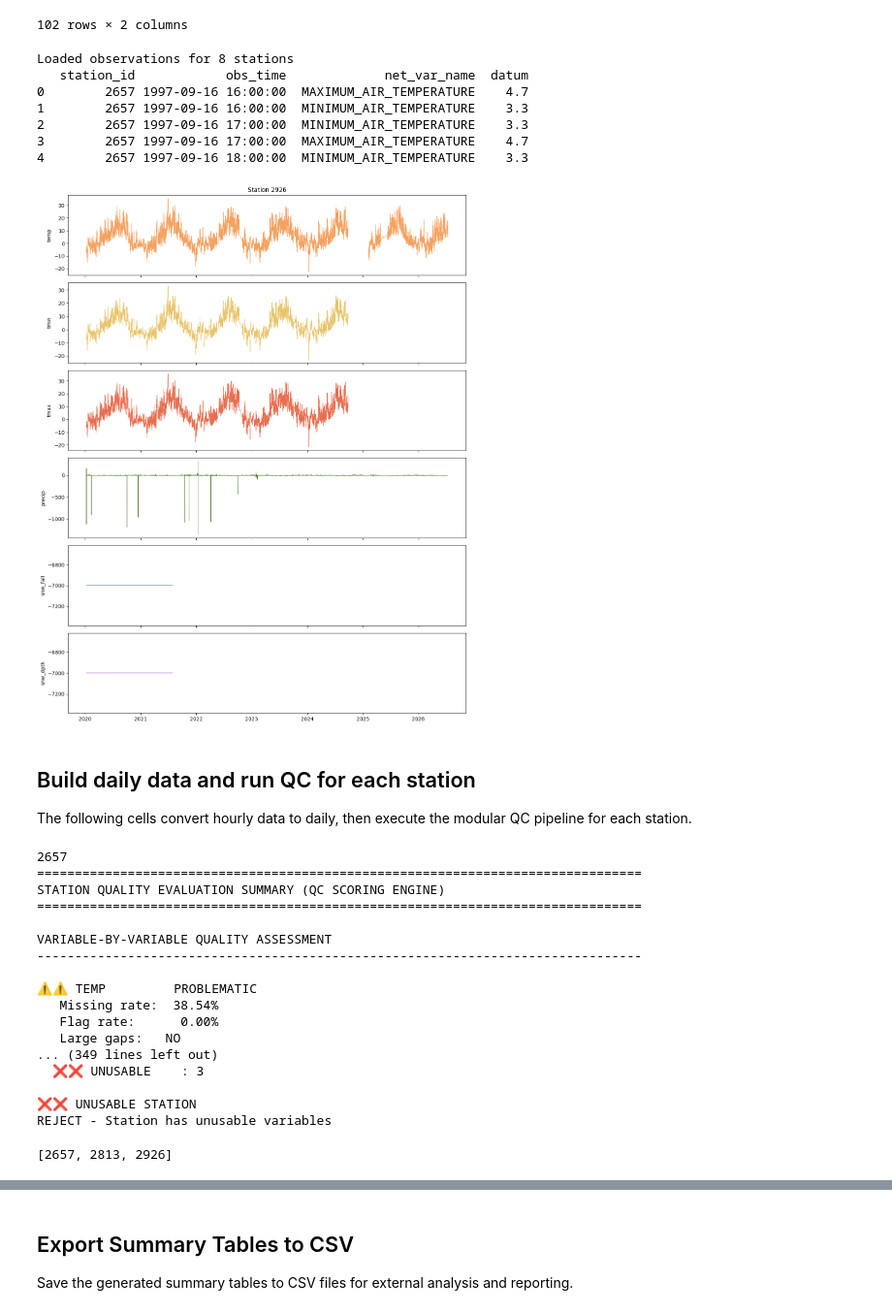
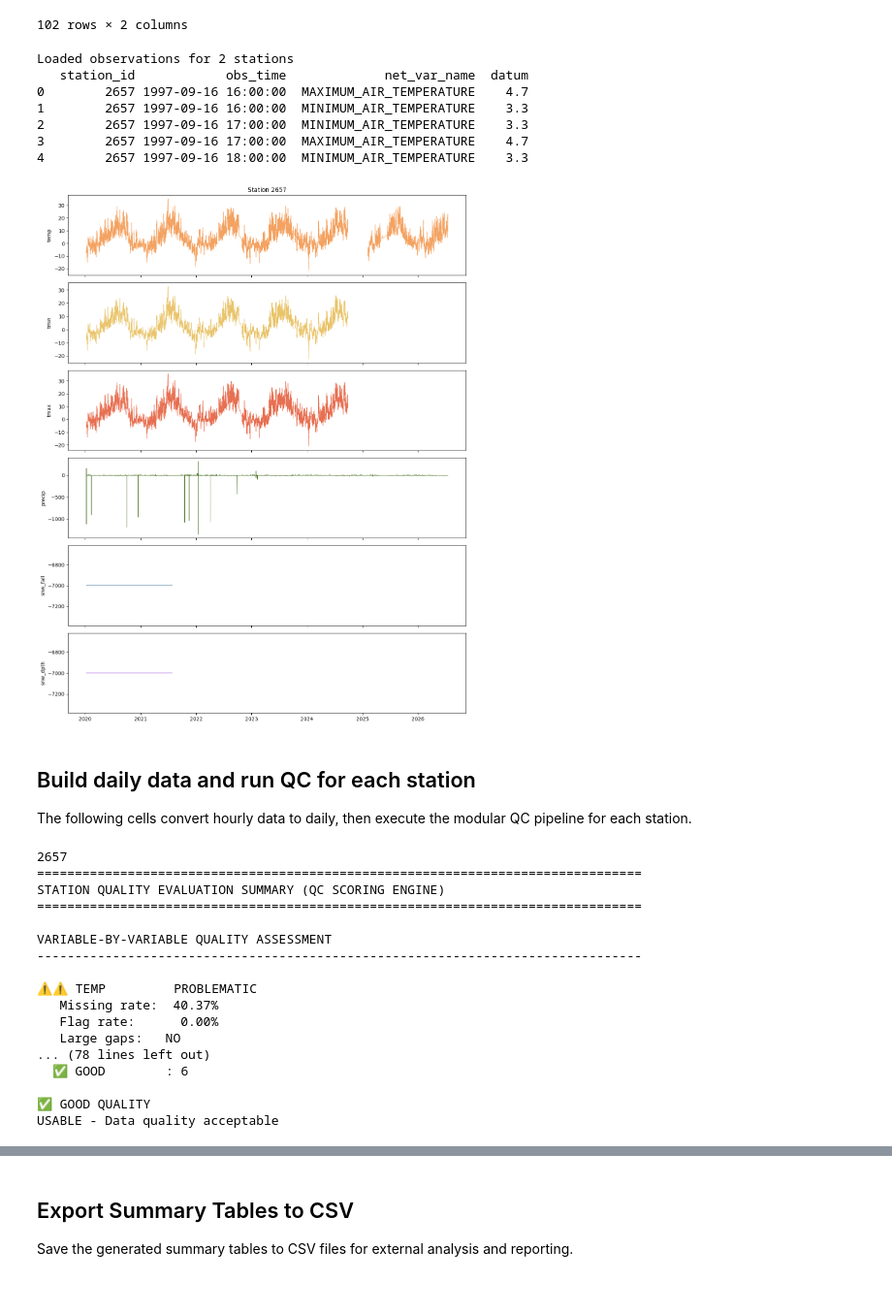
Before and after one commit to pacificclimate/crmprtd, a Jupyter notebook: Quanlity_Control/pipeline/v1/2.more_station_qc_flow.ipynb, the cells around one changed output, grey strips where cells are left out. Shown at 97% size. Drawn from its saved outputs; the diff is of its cells as text; code cells hidden in the pictures.

```diff
--- a/Quanlity_Control/pipeline/v1/2.more_station_qc_flow.ipynb
+++ b/Quanlity_Control/pipeline/v1/2.more_station_qc_flow.ipynb
@@ -102,7 +105,7 @@ df
 102 rows × 2 columns
 # %%
 # replace with the three station IDs you want to evaluate
-stations_to_eval = df['station_id'].iloc[7:15]
+stations_to_eval = df['station_id'].iloc[13:15]
 # stations_to_eval = [2813]
 
 sql_text = sa.text(
@@ -134,7 +137,7 @@ with engine.begin() as conn:
 print("Loaded observations for", df_obs["station_id"].nunique(), "stations")
 print(df_obs.head())
 # %% [output]
-Loaded observations for 8 stations
+Loaded observations for 2 stations
    station_id            obs_time             net_var_name  datum
 0        2657 1997-09-16 16:00:00  MAXIMUM_AIR_TEMPERATURE    4.7
 1        2657 1997-09-16 16:00:00  MINIMUM_AIR_TEMPERATURE    3.3
@@ -165,35 +168,38 @@ for station_id, df_station in df_obs.groupby("station_id"):
 
     df_sql_list.append((station_id, df_sql))
 
+
 stat_id = 0
 station_df = df_sql_list[stat_id][1]
+
+# print(df_sql_list[stat_id])
 
 station_df = station_df[[
     'temp',
     'tmin',
     'tmax',
     'precip',
     'snw_fall',
     'snw_dpth'
 ]]
 
 start_time = station_df.apply(lambda col: col.first_valid_index()).min()
 
 station_df_trim = station_df.loc[start_time:]
 
 color_map = {
     "temp": "#f4a261",
     "tmin": "#e9c46a",
     "tmax": "#e76f51",
     "snw_fall": "#457b9d",
     "snw_dpth": "#9d4edd",
     "precip": "#4f772d",
 }
 
 plot_weather_data(station_df_trim, color_map=color_map,
-                  title=f"Station {station_id}")
+                  title=f"Station {df_sql_list[stat_id][0]}")
 # %% [output]
-[figure, old version]
+[figure, new version]
 # %% [markdown]
 ## Build daily data and run QC for each station
 
@@ -207,6 +213,7 @@ all_station_summaries = []
 # Track problematic stations
 problem_station_ids = []
 
+value_cols = ["temp", "tmin", "tmax", "precip", "snw_fall", "snw_dpth"]
 # Re-run the analysis to collect summary tables
 for station_id, df_station in df_obs.groupby("station_id"):
 
@@ -305,15 +312,11 @@ VARIABLE-BY-VARIABLE QUALITY ASSESSMENT
 --------------------------------------------------------------------------------
 
 ⚠️⚠️ TEMP         PROBLEMATIC
-   Missing rate:  38.54%
+   Missing rate:  40.37%
    Flag rate:      0.00%
    Large gaps:   NO
-... (349 lines left out)
-  ❌❌ UNUSABLE    : 3
+... (78 lines left out)
+  ✅ GOOD        : 6
 
-❌❌ UNUSABLE STATION
-REJECT - Station has unusable variables
+✅ GOOD QUALITY
+USABLE - Data quality acceptable
-# %%
-problem_station_ids
-# %% [output]
-[2657, 2813, 2926]
```
Also changed, not shown: parts of 5 cells of this notebook, 40 other files.
